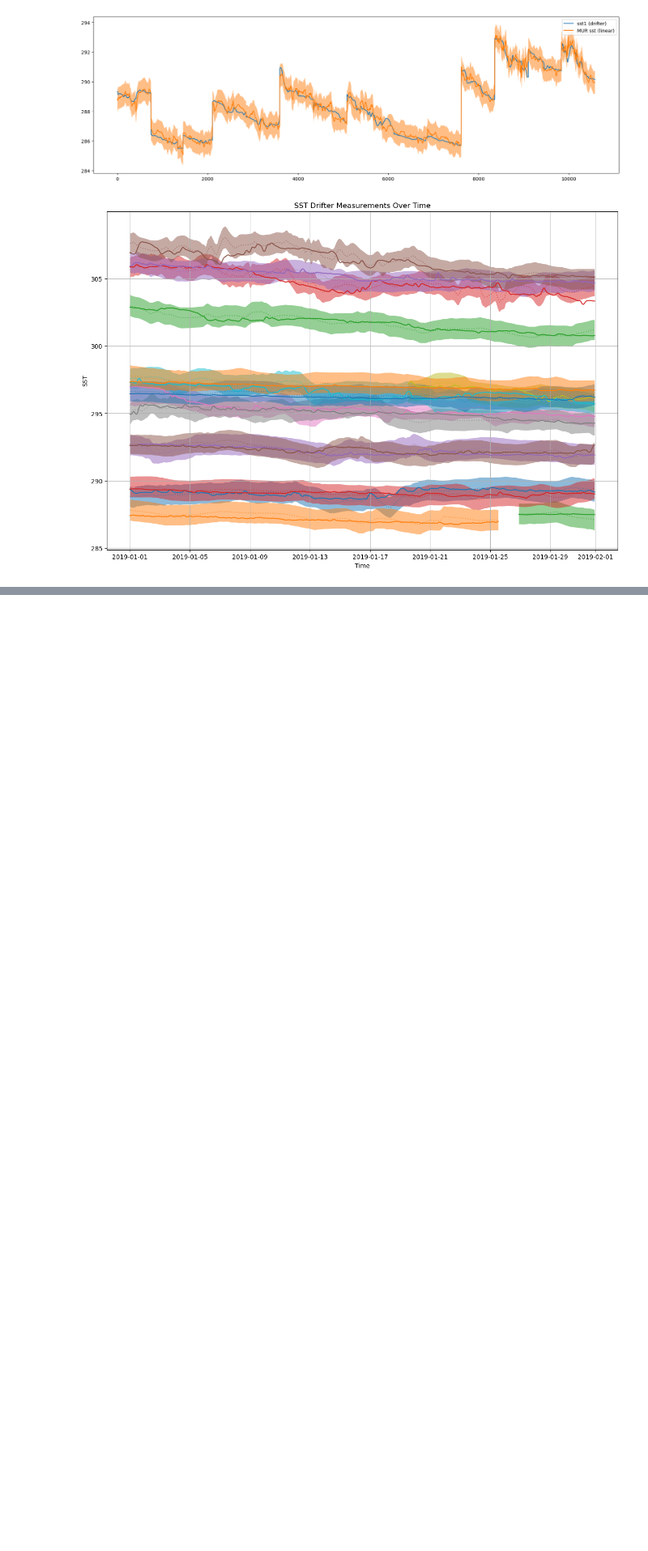
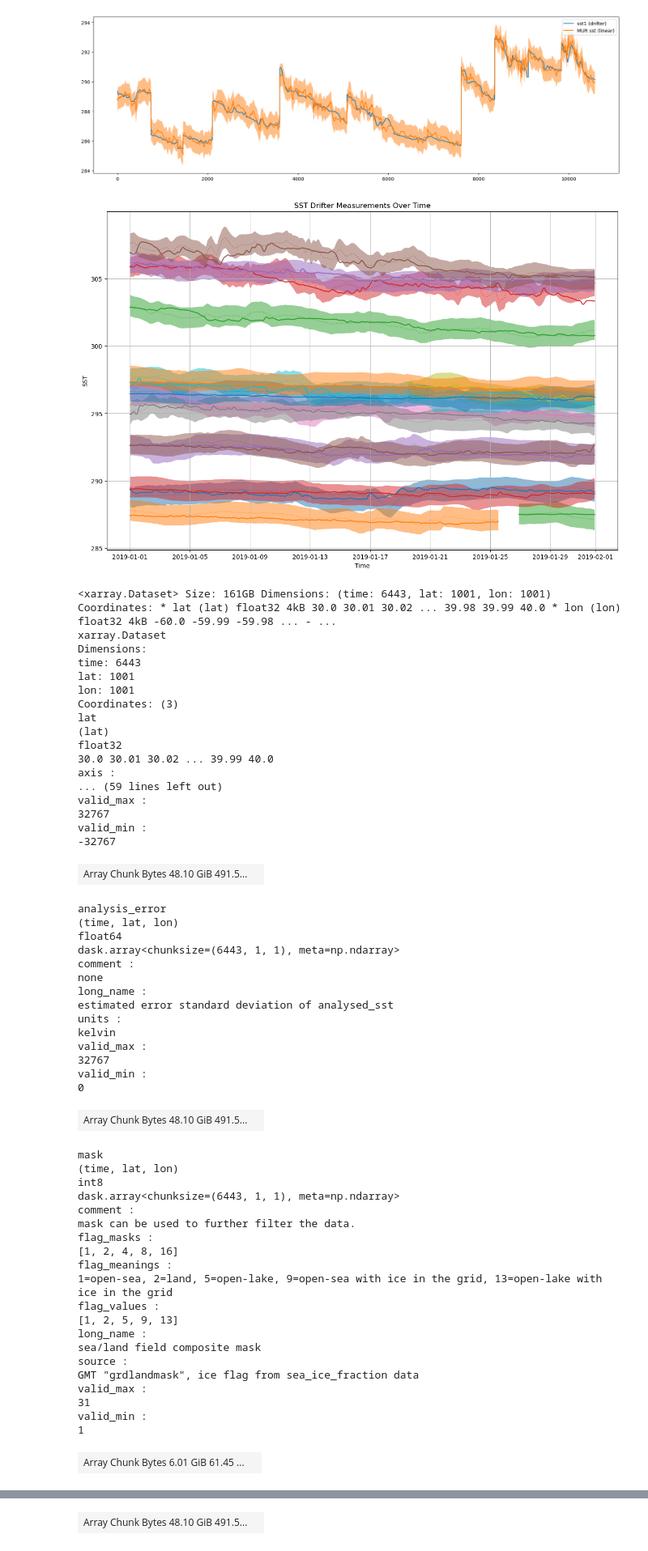
Before and after one commit to selipot/oceanuq-tuesday, a Jupyter notebook: get-mur-sst-data.ipynb, the cells around one changed output, grey strips where cells are left out. Shown at 81% size. Drawn from its saved outputs; the diff is of its cells as text; code cells hidden in the pictures; blank space fills up the shorter version.

```diff
--- a/get-mur-sst-data.ipynb
+++ b/get-mur-sst-data.ipynb
@@ -361,3 +347,64 @@ plt.grid(True)  # Optional: Show grid
 plt.show()
 # %% [output]
 [figure]
+# %%
+# get MUR data for a subset of the Atlantic ocean
+sst_atlantic = ds_sst.sel(lon  = slice(-60,-50),
+                          lat  = slice(30,40),
+)
+sst_atlantic
+# %% [output]
+<xarray.Dataset> Size: 161GB Dimensions: (time: 6443, lat: 1001, lon: 1001) Coordinates: * lat (lat) float32 4kB 30.0 30.01 30.02 ... 39.98 39.99 40.0 * lon (lon) float32 4kB -60.0 -59.99 -59.98 ... - ...
+xarray.Dataset
+Dimensions:
+time: 6443
+lat: 1001
+lon: 1001
+Coordinates: (3)
+lat
+(lat)
+float32
+30.0 30.01 30.02 ... 39.99 40.0
+axis :
+... (59 lines left out)
+valid_max :
+32767
+valid_min :
+-32767
+| Array Chunk Bytes 48.10 GiB 491.5... |  |
+analysis_error
+(time, lat, lon)
+float64
+dask.array<chunksize=(6443, 1, 1), meta=np.ndarray>
+comment :
+none
+long_name :
+estimated error standard deviation of analysed_sst
+units :
+kelvin
+valid_max :
+32767
+valid_min :
+0
+| Array Chunk Bytes 48.10 GiB 491.5... |  |
+mask
+(time, lat, lon)
+int8
+dask.array<chunksize=(6443, 1, 1), meta=np.ndarray>
+comment :
+mask can be used to further filter the data.
+flag_masks :
+[1, 2, 4, 8, 16]
+flag_meanings :
+1=open-sea, 2=land, 5=open-lake, 9=open-sea with ice in the grid, 13=open-lake with ice in the grid
+flag_values :
+[1, 2, 5, 9, 13]
+long_name :
+sea/land field composite mask
+source :
+GMT "grdlandmask", ice flag from sea_ice_fraction data
+valid_max :
+31
+valid_min :
+1
+| Array Chunk Bytes 6.01 GiB 61.45 ... |  |
@@ -363,0 +429 @@ plt.show()
+| Array Chunk Bytes 48.10 GiB 491.5... |  |
```
Also changed, not shown: parts of 7 cells of this notebook, 1 other file.
